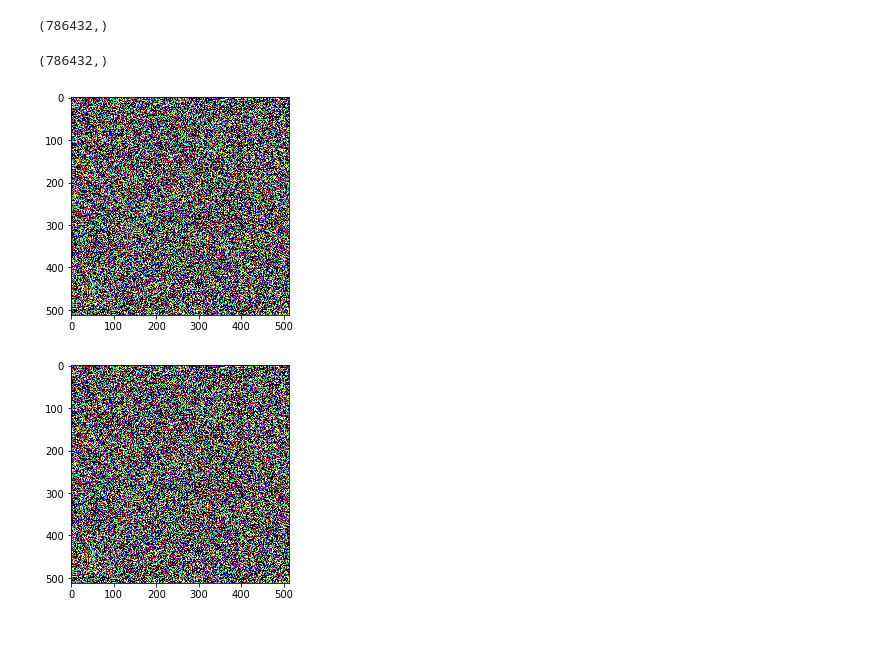
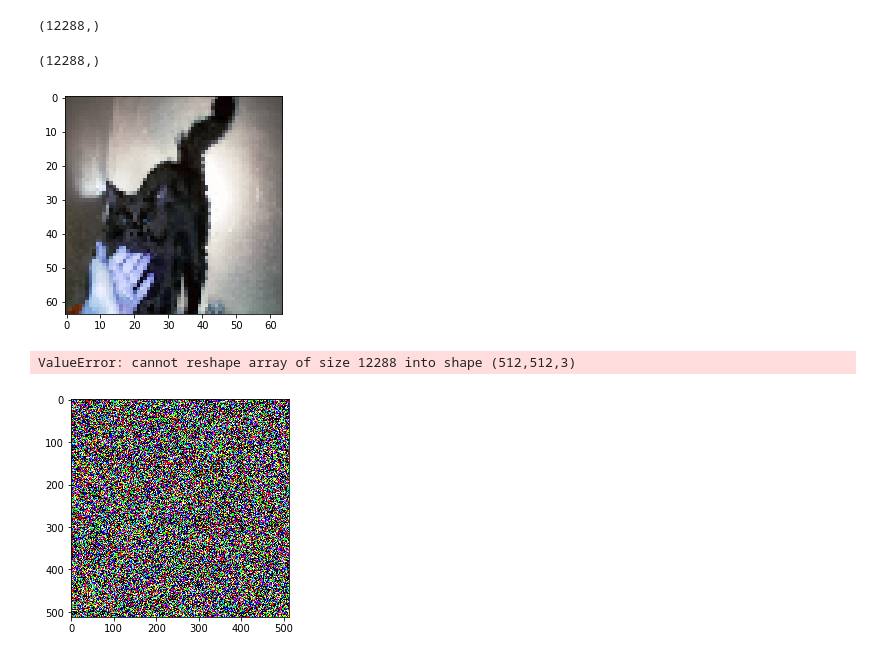
Before and after one commit to iVishalr/cDNN, a Jupyter notebook: matrix_plot.ipynb, the cells around one changed output. Drawn from its saved outputs; the diff is of its cells as text; code cells hidden in the pictures.

```diff
--- a/matrix_plot.ipynb
+++ b/matrix_plot.ipynb
@@ -26,43 +26,44 @@ plt.show()
 # %%
-MODEL_PATH = "./model/new_model_no_bugs.t7"
+MODEL_PATH = "./X_cv.data"
 
 f = open(MODEL_PATH,"r")
 data = f.read()
 f.close()
 
-layer1_weight = data.split(" ")[:12288*64]
+layer1_weight = data.split(" ")[12288*5:12288*6]
 layer1_weight = np.array(layer1_weight).astype(float)
 layer1_weight.shape
 # %% [output]
-(786432,)
+(12288,)
 # %%
 layer1_weight = layer1_weight * 255
 # %%
 layer1_weight = layer1_weight.astype('uint8')
 # %%
-layer1_weight = layer1_weight.reshape((786432,1))
+layer1_weight = layer1_weight.reshape((12288,1))
 test = layer1_weight
 # %%
 layer1_weight = layer1_weight.T
 # %%
 layer1_weight[0].shape
 # %% [output]
-(786432,)
+(12288,)
 # %%
-final_image = np.zeros((786432,1))
+final_image = np.zeros((12288,1))
 for images in layer1_weight:
     temp = images.reshape((-1,1))
-    temp_image = Image.fromarray(temp.reshape((512,512,3)).astype('uint8'))
+    temp_image = Image.fromarray(temp.reshape((64,64,3)).astype('uint8'))
     plt.imshow(temp_image)
     plt.show()
     final_image = np.add(final_image,temp)
 
 
 #div_factor = np.array([[20]])
 #final_image = np.divide(final_image,div_factor).astype('uint8')
 final_image = final_image.reshape((512,512,3)).astype('uint8')
 # %% [output]
-[figure, old version]
+[figure, new version]
+ValueError: cannot reshape array of size 12288 into shape (512,512,3)
 # %%
 PIL_image = Image.fromarray(final_image)
 plt.imshow(PIL_image)
```
Also changed, not shown: parts of 1 cell of this notebook, 23 other files.
